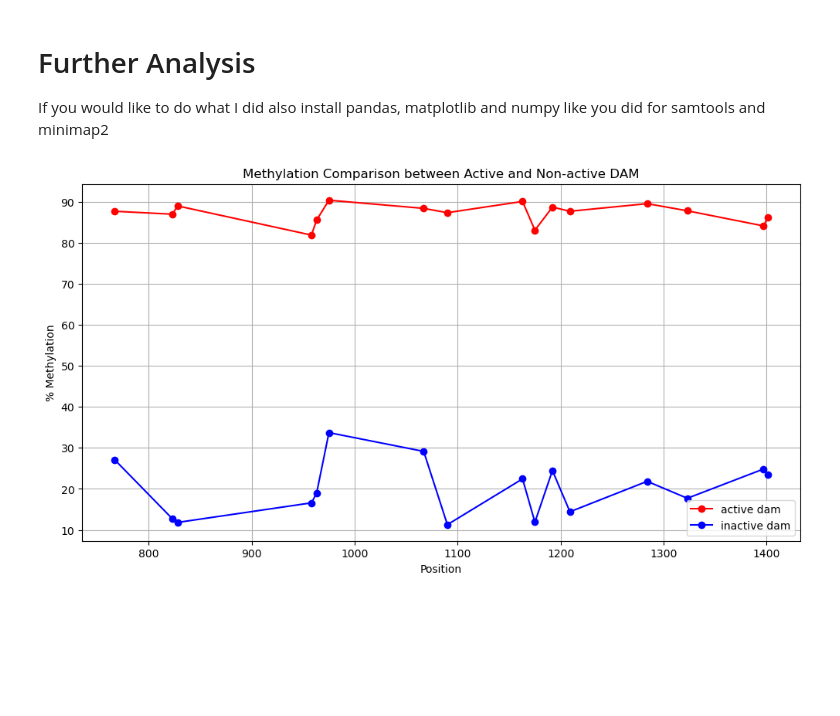
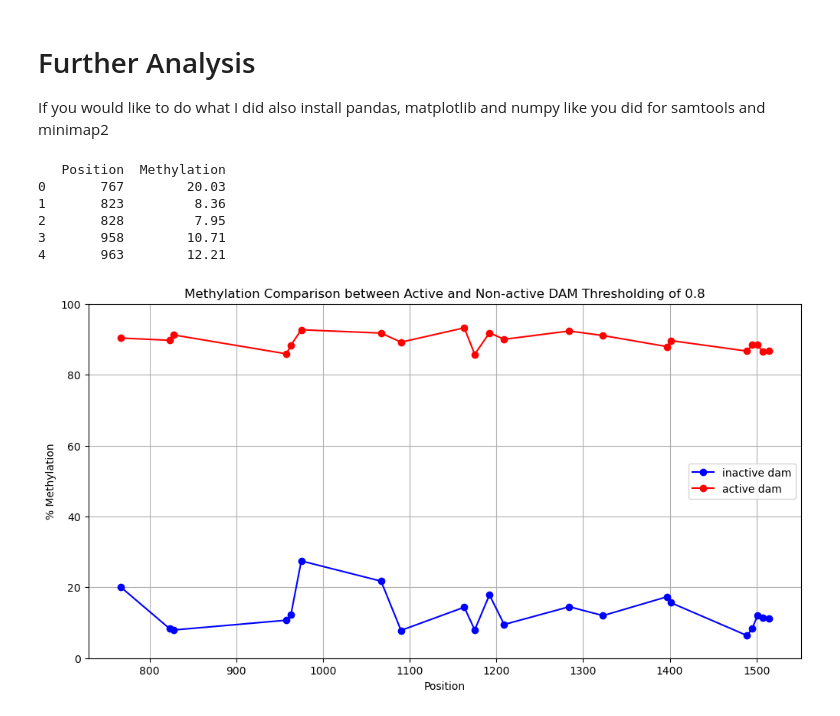
Before and after one commit to timplab/dam_mutagensis_chemistry, a Jupyter notebook: dam_mutagensis.ipynb, the cells around one changed output. Drawn from its saved outputs; the diff is of its cells as text; code cells hidden in the pictures; blank space fills up the shorter version.

```diff
--- a/dam_mutagensis.ipynb
+++ b/dam_mutagensis.ipynb
@@ -83,35 +85,47 @@ If you would like to do what I did also install pandas, matplotlib and numpy lik
 # %%
 import pandas as pd
 import matplotlib.pyplot as plt
 
 # Read the first BED file
-bed_file_1 = '/pym/Data/Nanopore/projects/dam_mutagensis_collab/240919_dam_mutagensis_sup_m6a_barcode_6_aligned_dam_gene_modkit_pileup_combine.bed'
+bed_file_1 = '/pym/Data/Nanopore/projects/dam_mutagensis_collab/240930_dam_mutagensis_sup_m6a_barcode16_combine_modkit_pileup_thresh_80.bed'
 data1 = pd.read_csv(bed_file_1, sep='\t', header=None, usecols=[1, 10], names=['Position', 'Methylation'])
 
 # Read the second BED file
-bed_file_2 = '/pym/Data/Nanopore/projects/dam_mutagensis_collab/240919_dam_mutagensis_sup_m6a_barcode_16_aligned_dam_gene_modkit_pileup_combine.bed'
+bed_file_2 = '/pym/Data/Nanopore/projects/dam_mutagensis_collab/240930_dam_mutagensis_sup_m6a_barcode6_combine_modkit_pileup_thresh_80.bed'
 data2 = pd.read_csv(bed_file_2, sep='\t', header=None, usecols=[1, 10], names=['Position', 'Methylation'])
 
 # Plotting
 plt.figure(figsize=(12, 6))
 
+# print("methyl", data1['Methylation'], "canonical", data1['Canonical'], "percent", data1['Methylation']/(data1['Methylation'] + data1['Canonical']))
+# Assuming you've already created data1 as described
+# data1['Methylation_Ratio'] = data1['Methylation'] / (data1['Methylation'] + data1['Canonical'])
+
+print(data1.head())
 # Plot the first dataset
-plt.plot(data1['Position'], data1['Methylation'], label='active dam', color='red', linestyle='-', marker='o')
+plt.plot(data1['Position'], data1['Methylation'], label='inactive dam', color='blue', linestyle='-', marker='o')
 
 # Plot the second dataset
-plt.plot(data2['Position'], data2['Methylation'], label='inactive dam', color='blue', linestyle='-', marker='o')
+plt.plot(data2['Position'], data2['Methylation'], label='active dam', color='red', linestyle='-', marker='o')
 
 # Adding labels and title
 plt.xlabel('Position')
 plt.ylabel('% Methylation')
-plt.title('Methylation Comparison between Active and Non-active DAM')
+plt.ylim([0, 100])
+plt.title('Methylation Comparison between Active and Non-active DAM Thresholding of 0.8')
 plt.legend()
 plt.grid()
 
 # Show the plot
 plt.show()
 # %% [output]
+   Position  Methylation
+0       767        20.03
+1       823         8.36
+2       828         7.95
+3       958        10.71
+4       963        12.21
-[figure, old version]
+[figure, new version]
 # %%
 import numpy as np
 
```
Also changed, not shown: parts of 3 cells of this notebook.
